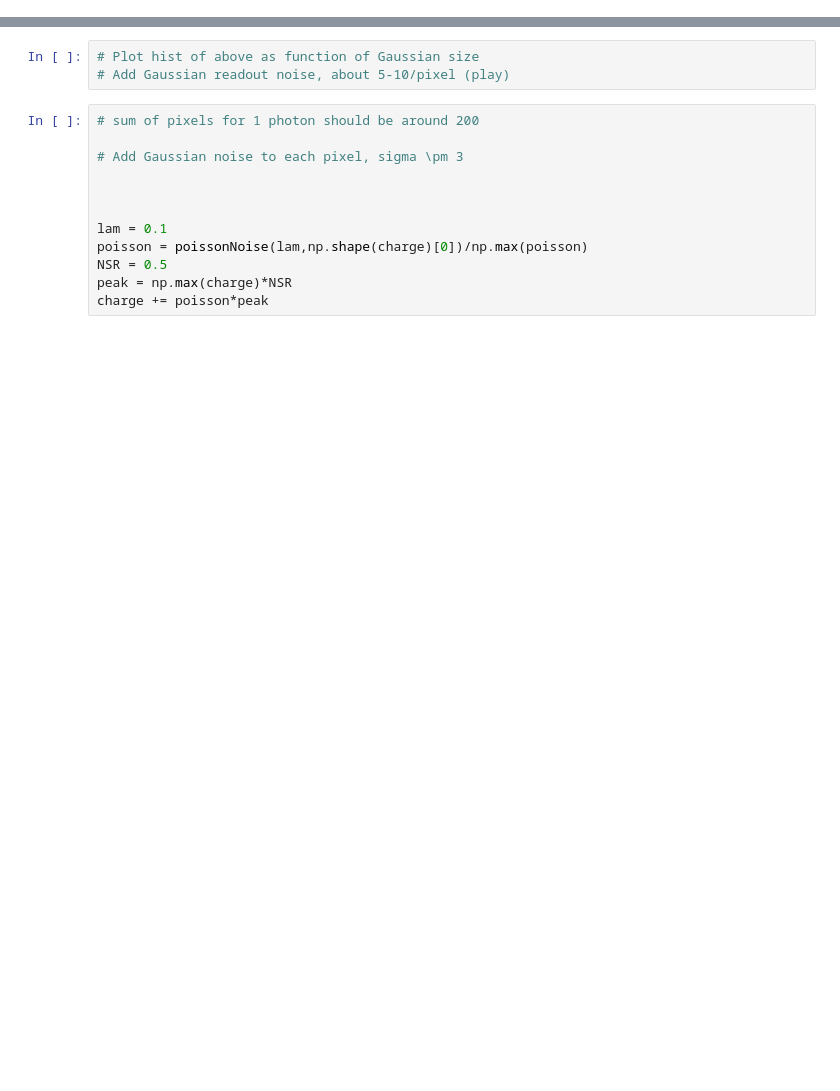
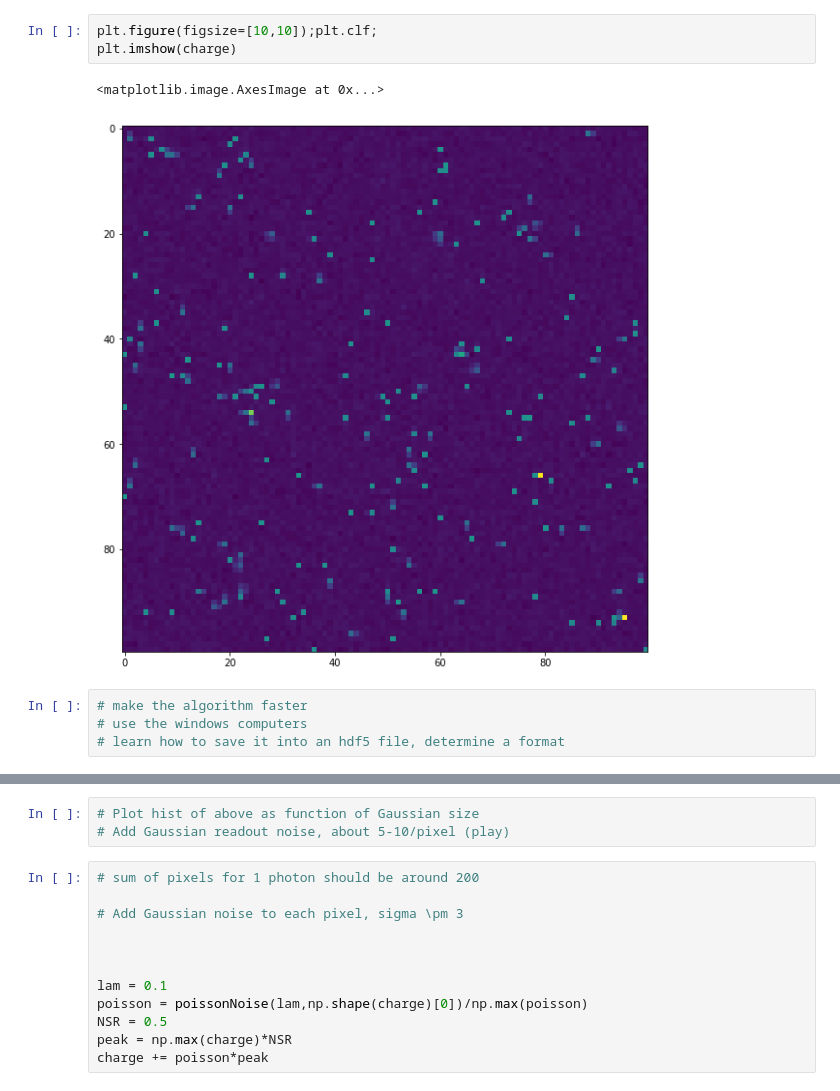
Before and after one commit to 98montanajordi/X-Ray-Speckle-visibitily-spectroscopy, a Jupyter notebook: Speckle.ipynb, the cells around one changed output, grey strips where cells are left out. Cells and saved outputs as stored; diff of their text form; blank space fills up the shorter version.

```diff
--- a/Speckle.ipynb
+++ b/Speckle.ipynb
@@ -142,0 +201,10 @@ for i,row in enumerate(ax):
+# %%
+plt.figure(figsize=[10,10]);plt.clf;
+plt.imshow(charge)
+# %% [output]
+<matplotlib.image.AxesImage at 0x...>
+[figure, added]
+# %%
+# make the algorithm faster
+# use the windows computers
+# learn how to save it into an hdf5 file, determine a format
```
Also changed, not shown: parts of 30 cells of this notebook, 1 other file.
